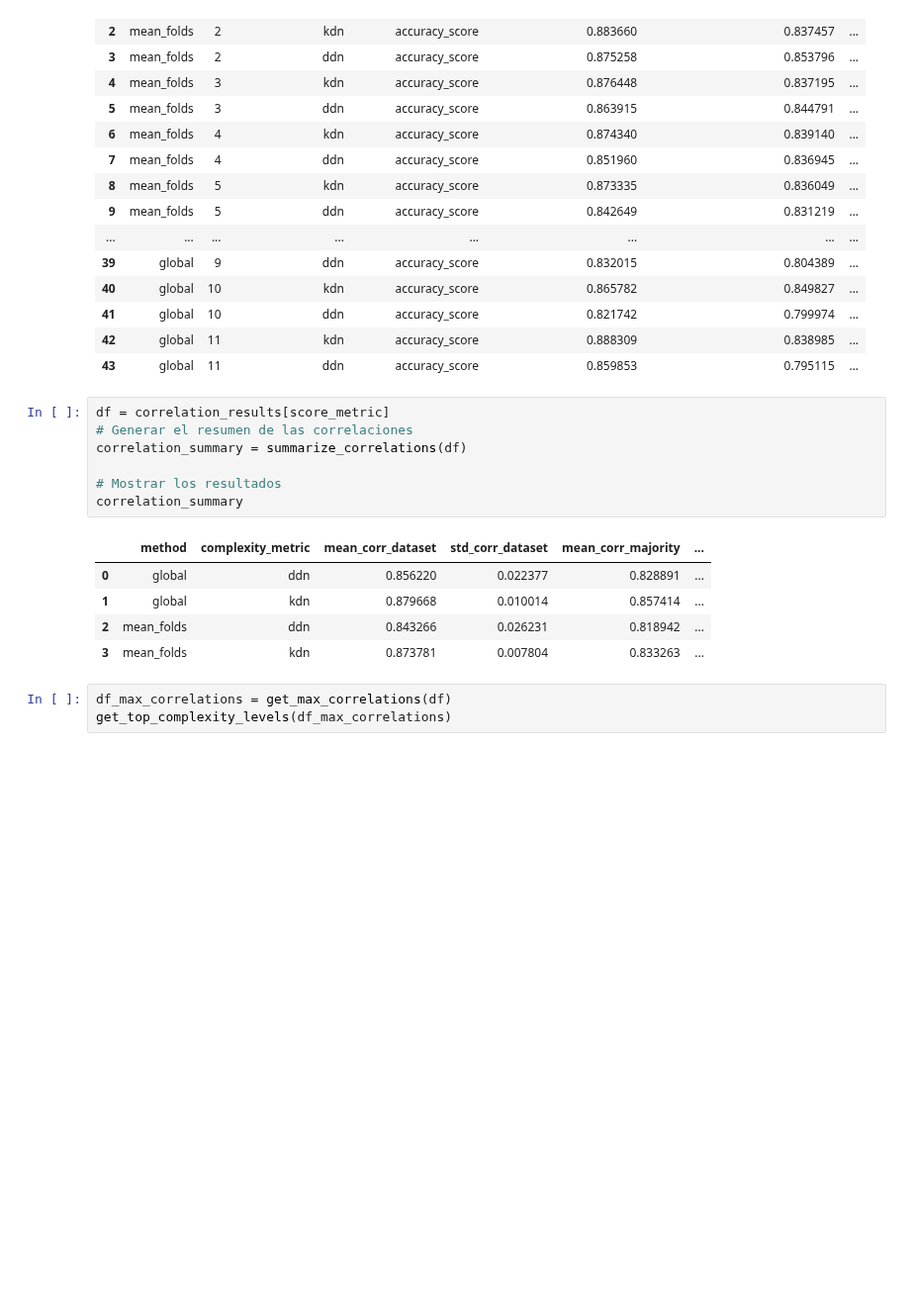
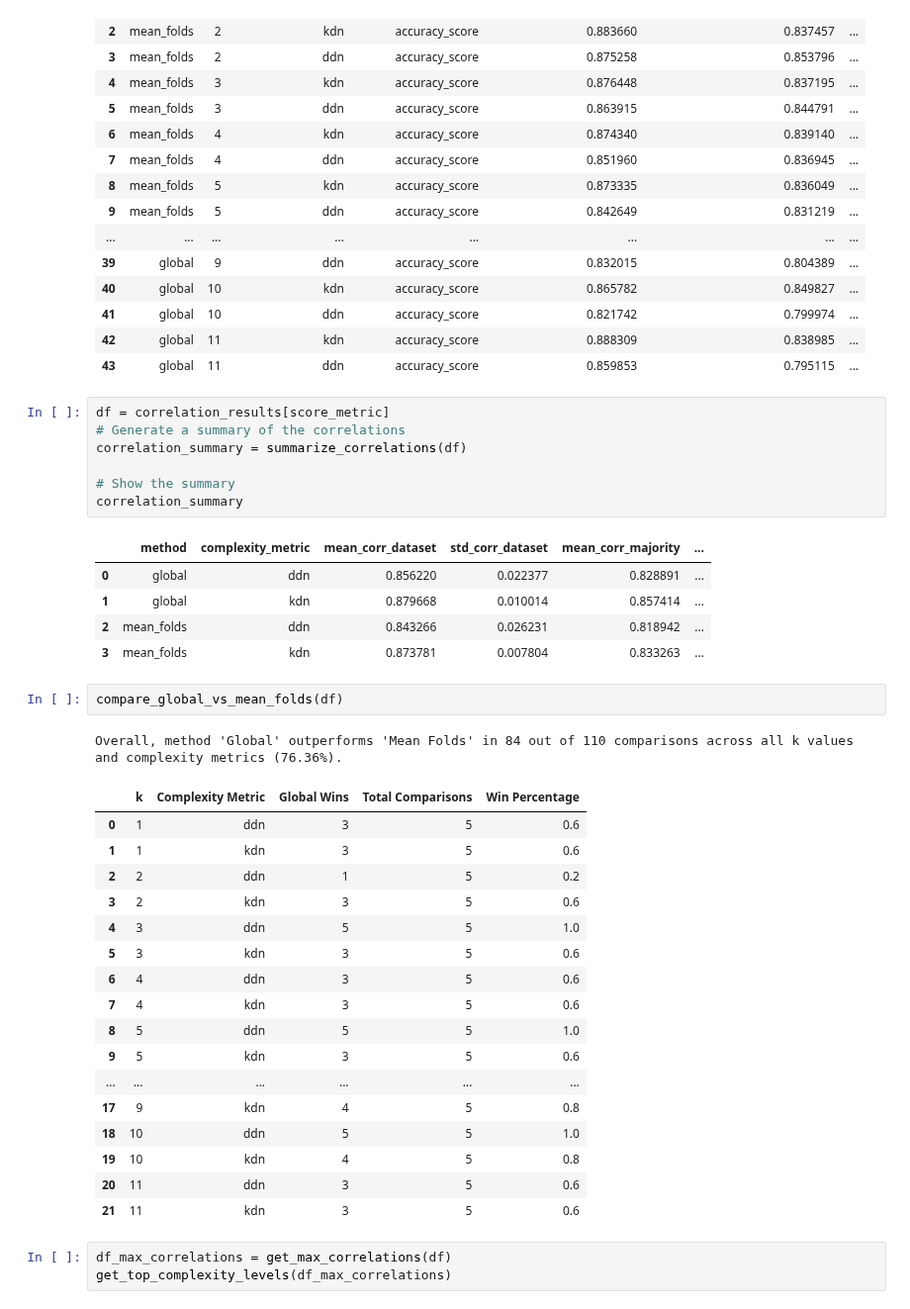
Before and after one commit to URJCDSLab/dynamic_disagreeing_neighbors, a Jupyter notebook: notebooks/5_k_sensitivity.ipynb, the cells around one changed output. Shown at 99% size. Cells and saved outputs as stored; diff of their text form; blank space fills up the shorter version.

Commit message:
<ENHANCE> Add function to compare global method against mean folds for statistical analysis

```diff
--- a/notebooks/5_k_sensitivity.ipynb
+++ b/notebooks/5_k_sensitivity.ipynb
@@ -41,10 +41,10 @@ correlation_results[score_metric]
 | 43 | global | 11 | ddn | accuracy_score | 0.859853 | 0.795115 | ... |
 # %%
 df = correlation_results[score_metric]
-# Generar el resumen de las correlaciones
+# Generate a summary of the correlations
 correlation_summary = summarize_correlations(df)
 
-# Mostrar los resultados
+# Show the summary
 correlation_summary
 # %% [output]
 |  | method | complexity_metric | mean_corr_dataset | std_corr_dataset | mean_corr_majority | ... |
@@ -52,6 +52,27 @@ correlation_summary
 | 1 | global | kdn | 0.879668 | 0.010014 | 0.857414 | ... |
 | 2 | mean_folds | ddn | 0.843266 | 0.026231 | 0.818942 | ... |
 | 3 | mean_folds | kdn | 0.873781 | 0.007804 | 0.833263 | ... |
+# %%
+compare_global_vs_mean_folds(df)
+# %% [output]
+Overall, method 'Global' outperforms 'Mean Folds' in 84 out of 110 comparisons across all k values and complexity metrics (76.36%).
+|  | k | Complexity Metric | Global Wins | Total Comparisons | Win Percentage |
+| 0 | 1 | ddn | 3 | 5 | 0.6 |
+| 1 | 1 | kdn | 3 | 5 | 0.6 |
+| 2 | 2 | ddn | 1 | 5 | 0.2 |
+| 3 | 2 | kdn | 3 | 5 | 0.6 |
+| 4 | 3 | ddn | 5 | 5 | 1.0 |
+| 5 | 3 | kdn | 3 | 5 | 0.6 |
+| 6 | 4 | ddn | 3 | 5 | 0.6 |
+| 7 | 4 | kdn | 3 | 5 | 0.6 |
+| 8 | 5 | ddn | 5 | 5 | 1.0 |
+| 9 | 5 | kdn | 3 | 5 | 0.6 |
+| ... | ... | ... | ... | ... | ... |
+| 17 | 9 | kdn | 4 | 5 | 0.8 |
+| 18 | 10 | ddn | 5 | 5 | 1.0 |
+| 19 | 10 | kdn | 4 | 5 | 0.8 |
+| 20 | 11 | ddn | 3 | 5 | 0.6 |
+| 21 | 11 | kdn | 3 | 5 | 0.6 |
 # %%
 df_max_correlations = get_max_correlations(df)
 get_top_complexity_levels(df_max_correlations)
```
Also changed, not shown: parts of 7 cells of this notebook, 1 other file.
